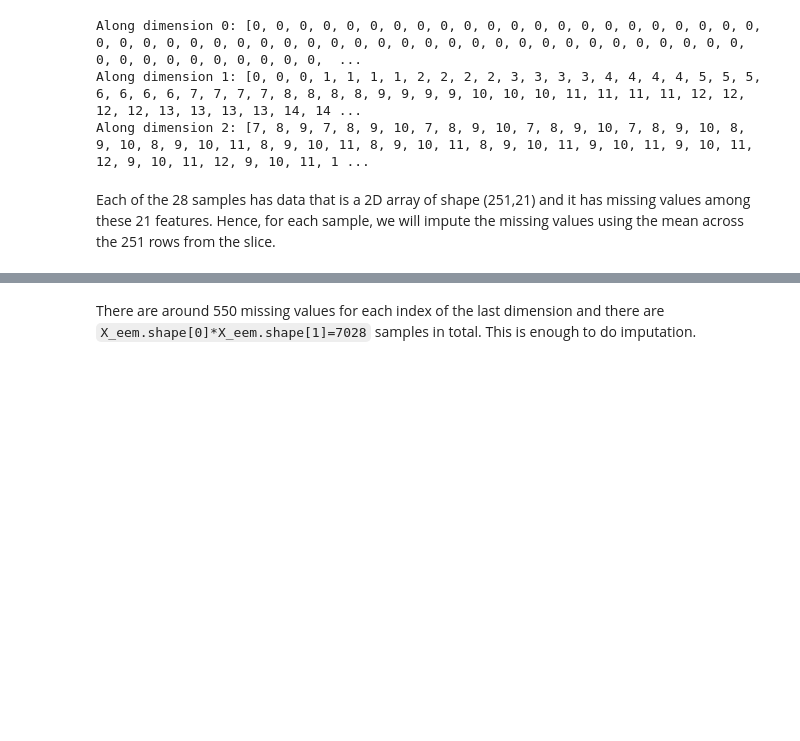
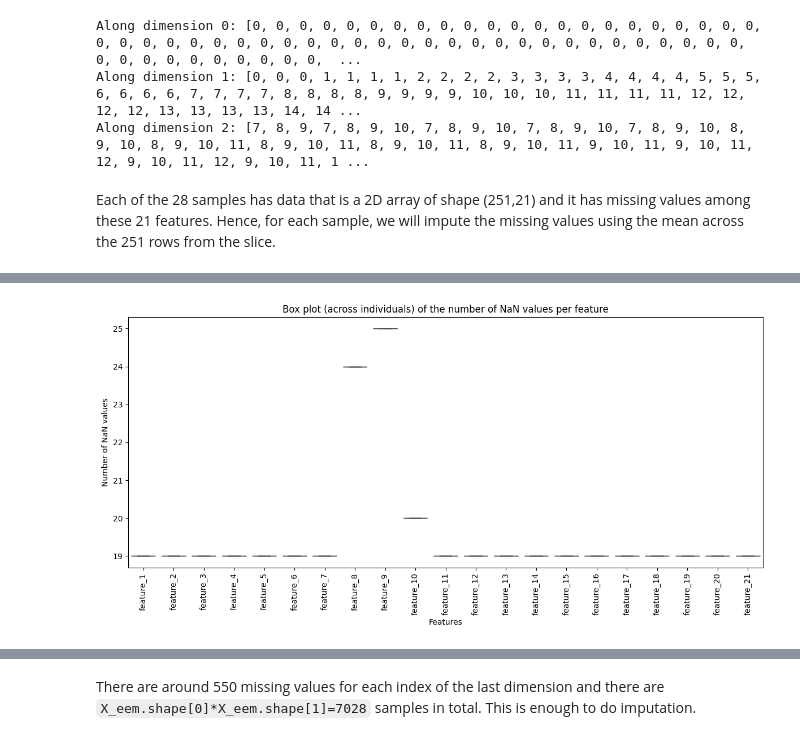
Before and after one commit to DIlyess/JODA_Multivariate_Analysis, a Jupyter notebook: notebooks/EDA.ipynb, the cells around one changed output, grey strips where cells are left out. Saved outputs shown, nothing was run; the diff lists cells and outputs as text; code cells hidden in the pictures; blank space fills up the shorter version.

```diff
--- a/notebooks/EDA.ipynb
+++ b/notebooks/EDA.ipynb
@@ -91,7 +92,3 @@ Along dimension 2: [7, 8, 9, 7, 8, 9, 10, 7, 8, 9, 10, 7, 8, 9, 10, 7, 8, 9, 10,
 # %% [markdown]
 Each of the 28 samples has data that is a 2D array of shape (251,21) and it has missing values among these 21 features.
 Hence, for each sample, we will impute the missing values using the mean across the 251 rows from the slice.
-# %%
-# count the number of occurence of each index in indxs[2]
-unique, counts = np.unique(idxs[2], return_counts=True)
-sns.barplot(x=unique, y=counts)
@@ -100,0 +95,7 @@ sns.barplot(x=unique, y=counts)
+# %%
+results = []
+for i in range(X_eem.shape[0]):
+    mask = np.isnan(X_eem[i, :, :])
+    idxs_sample = np.where(mask)
+    unique, counts = np.unique(idxs_sample[1], return_counts=True)
+    results.append((unique, counts))
@@ -100,0 +105,11 @@ sns.barplot(x=unique, y=counts)
+# %%
+from collections import defaultdict
+
+nan_per_individual = defaultdict(list)
+for unique, counts in results:
+    for i in range(len(unique)):
+        nan_per_individual[unique[i]].append(counts[i])
+# %%
+df_nan = pd.DataFrame.from_dict(nan_per_individual, orient="index").T
+df_nan.columns = [f"feature_{i+1}" for i in range(df_nan.shape[1])]
+df_nan
@@ -101,3 +135,15 @@ sns.barplot(x=unique, y=counts)
+# %%
+# Box plot for each feature
+plt.figure(figsize=(12, 6))
+sns.boxplot(data=df_nan)
+plt.title("Box plot (across individuals) of the number of NaN values per feature")
+plt.xlabel("Features")
+plt.ylabel("Number of NaN values")
+plt.xticks(rotation=90)
+plt.tight_layout()
+plt.show()
+# %% [output]
+[figure, added]
 # %%
 X_eem.shape[0] * X_eem.shape[1]
 # %% [output]
```
Also changed, not shown: parts of 10 cells of this notebook.
